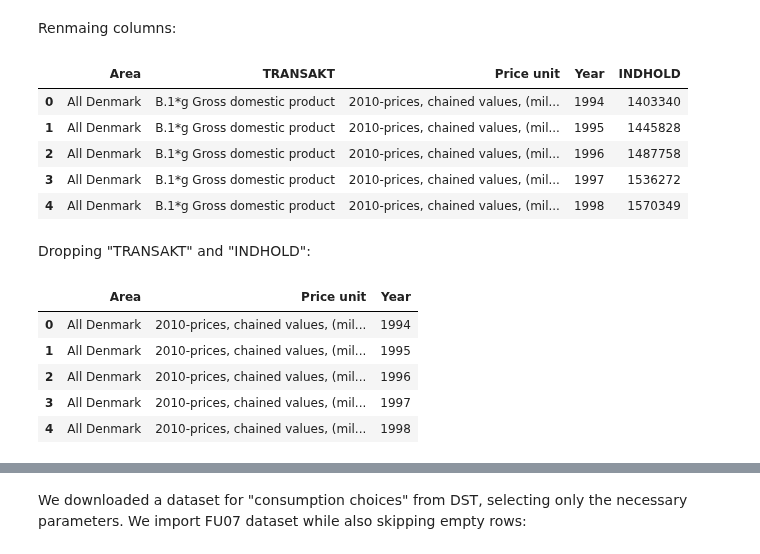
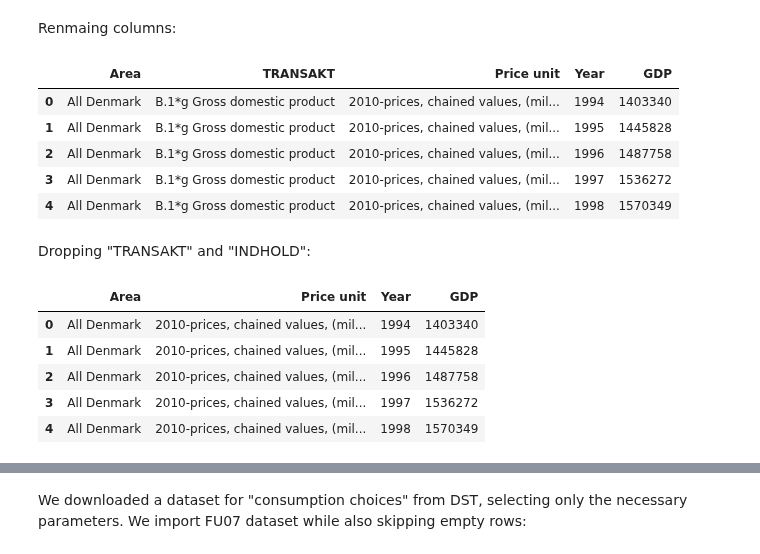
Before and after one commit to NumEconCopenhagen/projects-2023-EFS, a Jupyter notebook: dataproject/St_data_p.ipynb, the cells around one changed output, grey strips where cells are left out. Saved outputs shown, nothing was run; the diff lists cells and outputs as text; code cells hidden in the pictures.

```diff
--- a/dataproject/St_data_p.ipynb
+++ b/dataproject/St_data_p.ipynb
@@ -124,10 +124,11 @@ Renmaing columns:
 # %%
 gdp.rename(columns = {'OMRÅDE':'Area',
                       'PRISENHED':'Price unit',
-                      'TID':'Year'}, inplace=True)
+                      'TID':'Year',
+                      'INDHOLD':'GDP'}, inplace=True)
 gdp.head(5)
 # %% [output]
-|  | Area | TRANSAKT | Price unit | Year | INDHOLD |
+|  | Area | TRANSAKT | Price unit | Year | GDP |
 | 0 | All Denmark | B.1*g Gross domestic product | 2010-prices, chained values, (mil... | 1994 | 1403340 |
 | 1 | All Denmark | B.1*g Gross domestic product | 2010-prices, chained values, (mil... | 1995 | 1445828 |
 | 2 | All Denmark | B.1*g Gross domestic product | 2010-prices, chained values, (mil... | 1996 | 1487758 |
@@ -136,12 +137,12 @@ gdp.head(5)
 # %% [markdown]
 Dropping "TRANSAKT" and "INDHOLD":
 # %%
-gdp.drop(['TRANSAKT', 'INDHOLD'], axis='columns', inplace=True)
+gdp.drop(['TRANSAKT'], axis='columns', inplace=True)
 gdp.head(5)
 # %% [output]
-|  | Area | Price unit | Year |
-| 0 | All Denmark | 2010-prices, chained values, (mil... | 1994 |
-| 1 | All Denmark | 2010-prices, chained values, (mil... | 1995 |
-| 2 | All Denmark | 2010-prices, chained values, (mil... | 1996 |
-| 3 | All Denmark | 2010-prices, chained values, (mil... | 1997 |
-| 4 | All Denmark | 2010-prices, chained values, (mil... | 1998 |
+|  | Area | Price unit | Year | GDP |
+| 0 | All Denmark | 2010-prices, chained values, (mil... | 1994 | 1403340 |
+| 1 | All Denmark | 2010-prices, chained values, (mil... | 1995 | 1445828 |
+| 2 | All Denmark | 2010-prices, chained values, (mil... | 1996 | 1487758 |
+| 3 | All Denmark | 2010-prices, chained values, (mil... | 1997 | 1536272 |
+| 4 | All Denmark | 2010-prices, chained values, (mil... | 1998 | 1570349 |
```
Also changed, not shown: parts of 2 cells of this notebook.
